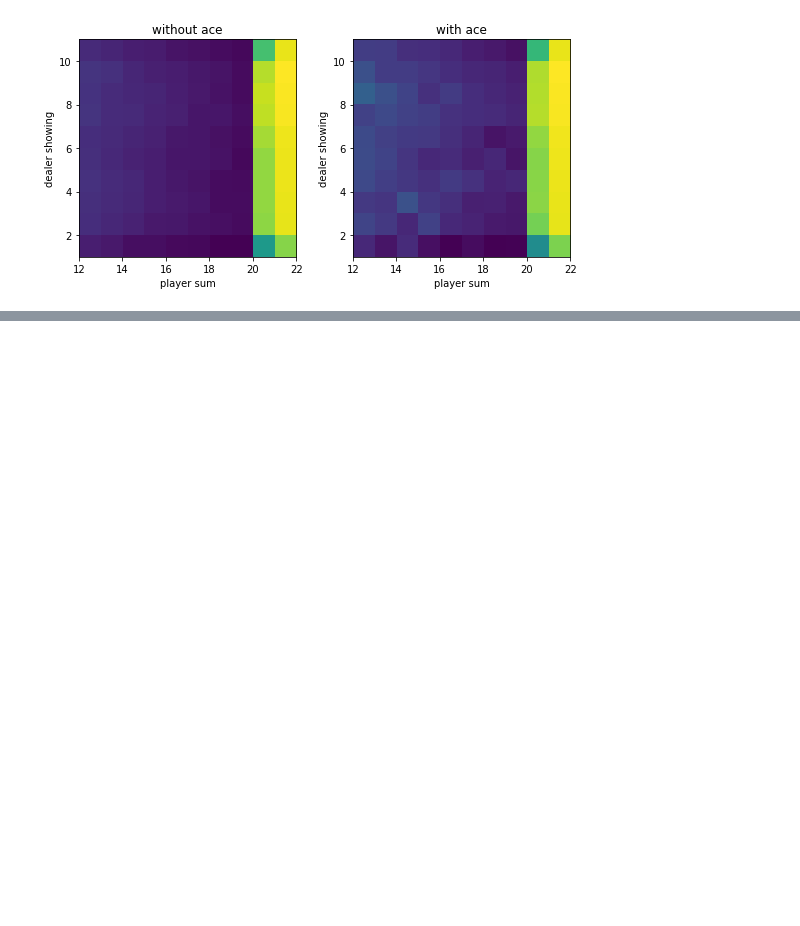
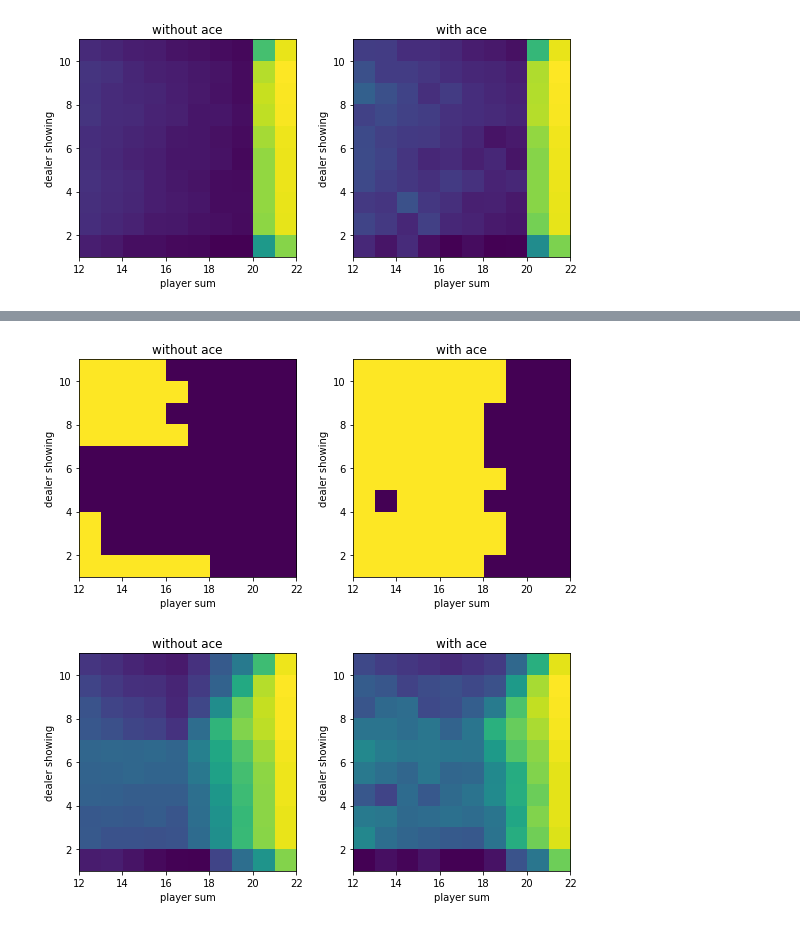
Before and after one commit to quqixun/RL-Python-Pytorch, a Jupyter notebook: Chapter4-回合更新价值迭代/4.3-案例：21点游戏.ipynb, the cells around one changed output, grey strips where cells are left out. Saved outputs shown, nothing was run; the diff lists cells and outputs as text; code cells hidden in the pictures; blank space fills up the shorter version.

```diff
--- a/Chapter4-回合更新价值迭代/4.3-案例：21点游戏.ipynb
+++ b/Chapter4-回合更新价值迭代/4.3-案例：21点游戏.ipynb
@@ -145 +145,38 @@ plot(v)
 [figure]
+# %%
+# 基于柔性策略的同策回合更新
+
+def monte_carlo_with_soft(env, episode_num=500000, epsilon=0.1):
+    policy = np.ones((22, 11, 2, 2)) * 0.5
+    q = np.zeros_like(policy)
+    c = np.zeros_like(policy)
+
+    for _ in tqdm(range(episode_num)):
+        state_actions = []
+        observation = env.reset()
+
+        while True:
+            state = ob2state(observation)
+            action = np.random.choice(env.action_space.n, p=policy[state])
+            state_actions.append([state, action])
+
+            observation, reward, done, _ = env.step(action)
+            if done:
+                break
+
+        g = reward
+        for state, action in state_actions:
+            c[state][action] += 1
+            q[state][action] += (g - q[state][action]) / c[state][action]
+            a = q[state].argmax()
+            policy[state] = epsilon / 2.0
+            policy[state][a] += 1.0 - epsilon
+    return policy, q
+# %%
+policy, q = monte_carlo_with_soft(env)
+v = q.max(axis=-1)
+plot(policy.argmax(-1))
+plot(v)
+# %% [output]
+[figure, added]
+[figure, added]
```
Also changed, not shown: parts of 5 cells of this notebook, 1 other file.
